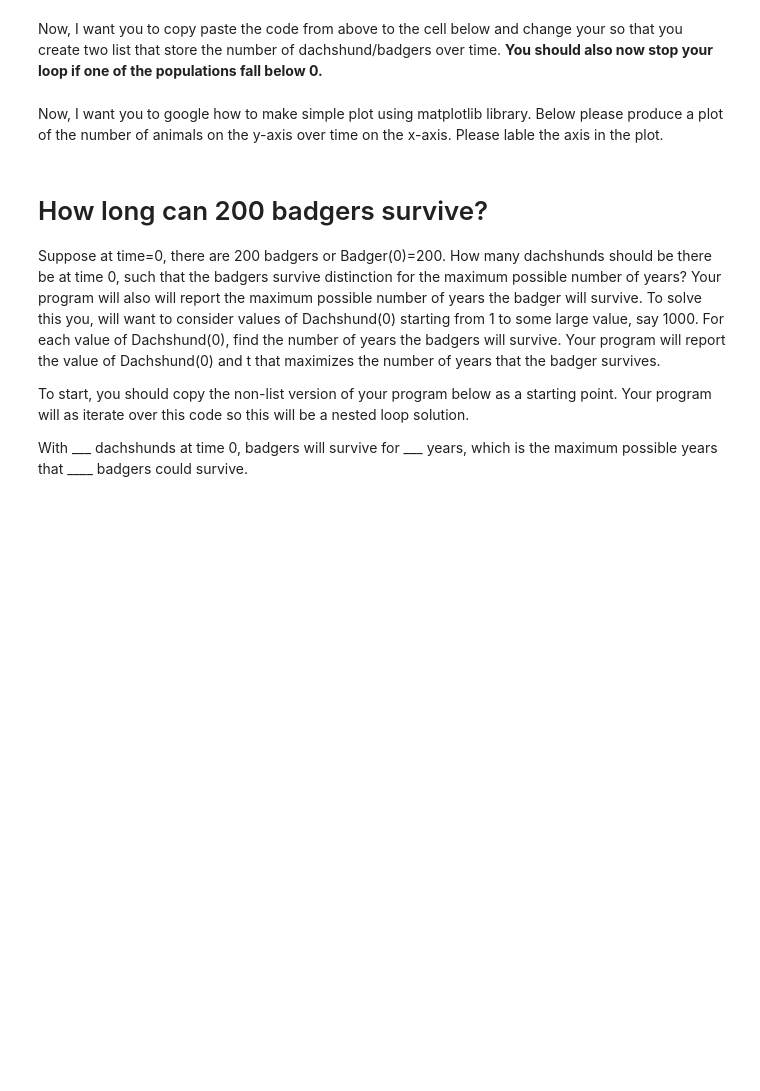
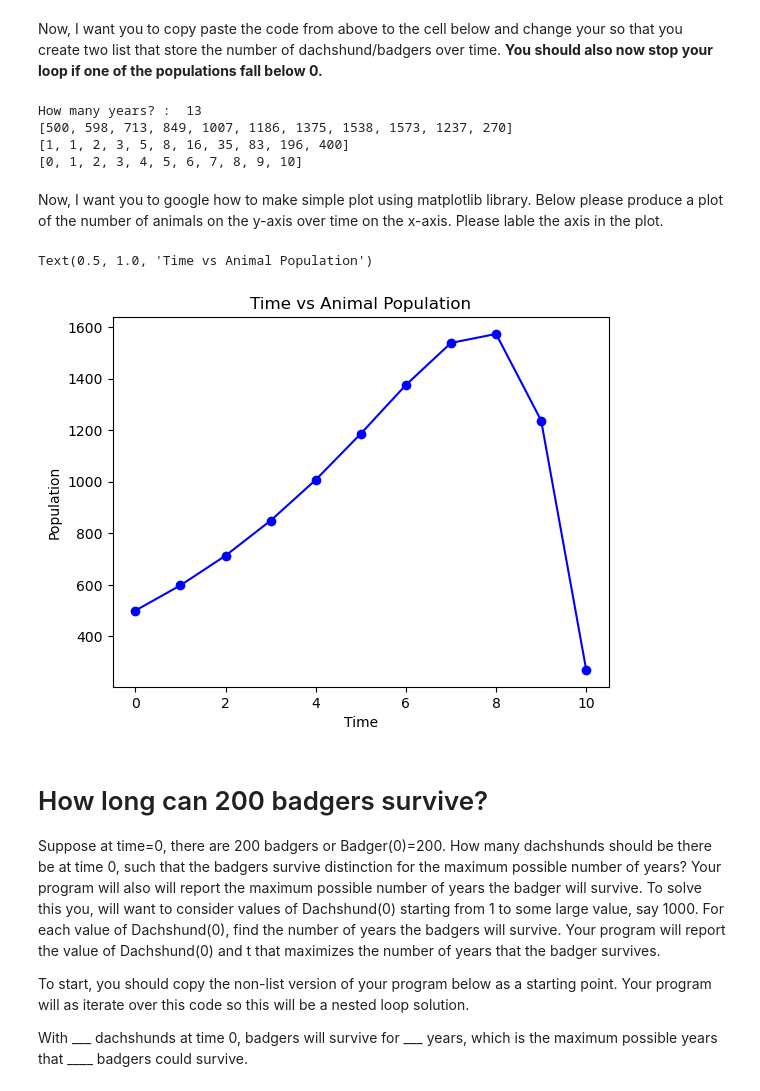
Before and after one commit to rhodes-cs-sanders/data242-sp25-hw1-mahiafarha, a Jupyter notebook: DATA242_hw1.ipynb, the cells around one changed output. Cells and saved outputs as stored; diff of their text form; code cells hidden in the pictures; blank space fills up the shorter version.

```diff
--- a/DATA242_hw1.ipynb
+++ b/DATA242_hw1.ipynb
@@ -87,10 +143,57 @@ Write a snippet of code that asks for a number of years (we'll consider that as
 Now, I want you to copy paste the code from above to the cell below and change your so that you create two list that store the number of dachshund/badgers over time.  **You should also now stop your loop if one of the populations fall below 0.**
 # %%
 #5pts Same code, but now using lists
+alpha = 0.2
+
+beta = 0.005
+
+delta = 0.001
+
+gamma = 0.2
+
+years = int(input("How many years? : "))
+
+t = 0
+badgers = 500
+dachshunds = 1
+
+badgers_pop = [500]
+dachshunds_pop = [1]
+time = [0]
+
+while t < years :
+    t += 1
+    final_badgers , final_dachshunds = new_population(badgers, dachshunds , alpha , beta , delta , gamma)
+    if final_badgers == 0 or final_dachshunds == 0 :
+        break
+    badgers_pop.append (round(final_badgers))
+    dachshunds_pop.append(round(final_dachshunds))
+    time.append(t)
+    badgers =  final_badgers
+    dachshunds = final_dachshunds
+
+
+print (badgers_pop)
+print (dachshunds_pop)
+print(time)
+# %% [output]
+How many years? :  13
+[500, 598, 713, 849, 1007, 1186, 1375, 1538, 1573, 1237, 270]
+[1, 1, 2, 3, 5, 8, 16, 35, 83, 196, 400]
+[0, 1, 2, 3, 4, 5, 6, 7, 8, 9, 10]
 # %% [markdown]
 Now, I want you to google how to make simple plot using matplotlib library.  Below please produce a plot of the number of animals on the y-axis over time on the x-axis.  Please lable the axis in the plot.
 # %%
 #5pts Plotting code
+import matplotlib.pyplot as plott
+
+plott.plot(time, badgers_pop, color="blue", marker="o")
+plott.xlabel("Time")
+plott.ylabel("Population")
+plott.title("Time vs Animal Population")
+# %% [output]
+Text(0.5, 1.0, 'Time vs Animal Population')
+[figure, added]
 # %% [markdown]
 # How long can 200 badgers survive?
 Suppose at time=0, there are 200 badgers or Badger(0)=200.   How many dachshunds should be there be at time 0, such that the badgers survive distinction for the maximum possible number of years?  Your program will also will report the maximum possible number of years the badger will survive.   To solve this you, will want to consider values of Dachshund(0) starting from 1 to some large value, say 1000.   For each value of Dachshund(0), find the number of years the badgers will survive.  Your program will report the value of Dachshund(0) and t that maximizes the number of years that the badger survives.
```
Also changed, not shown: parts of 4 cells of this notebook.
